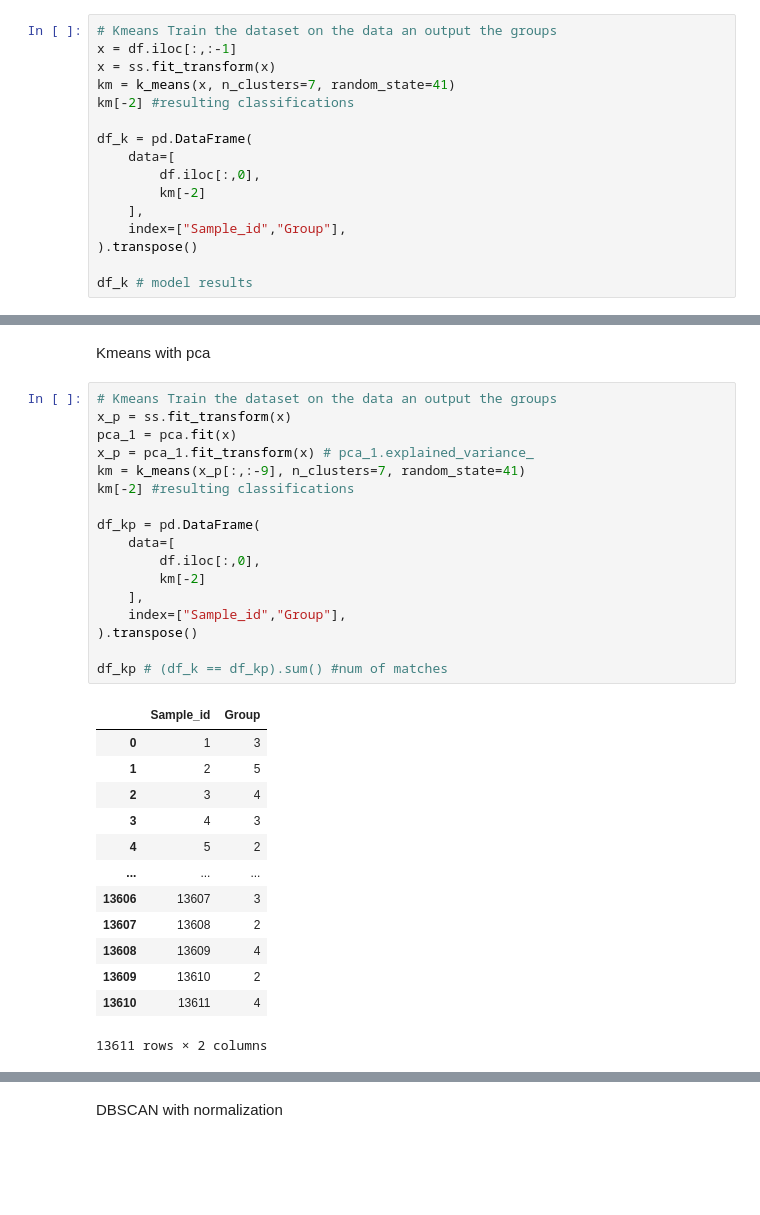
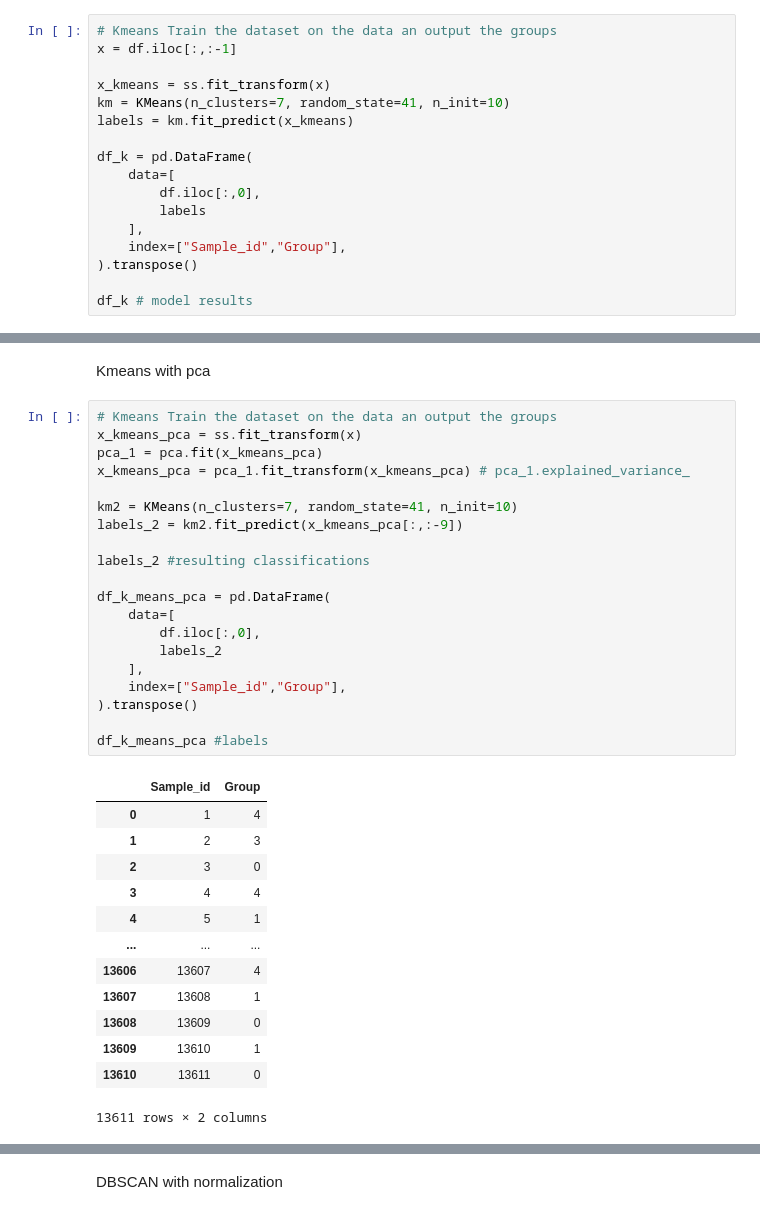
Before and after one commit to MelvinDacanay/ML_Project_1_And_2, a Jupyter notebook: Project_2/test2.ipynb, the cells around one changed output, grey strips where cells are left out. Cells and saved outputs as stored; diff of their text form; blank space fills up the shorter version.

```diff
--- a/Project_2/test2.ipynb
+++ b/Project_2/test2.ipynb
@@ -38,14 +42,15 @@ KMeans with normalization
 # %%
 # Kmeans Train the dataset on the data an output the groups
 x = df.iloc[:,:-1]
-x = ss.fit_transform(x)
-km = k_means(x, n_clusters=7, random_state=41)
-km[-2] #resulting classifications
+
+x_kmeans = ss.fit_transform(x)
+km = KMeans(n_clusters=7, random_state=41, n_init=10)
+labels = km.fit_predict(x_kmeans)
 
 df_k = pd.DataFrame(
     data=[
         df.iloc[:,0],
-        km[-2]
+        labels
     ],
     index=["Sample_id","Group"],
 ).transpose()
@@ -69,32 +86,35 @@ df_k # model results
 Kmeans with pca
 # %%
 # Kmeans Train the dataset on the data an output the groups
-x_p = ss.fit_transform(x)
-pca_1 = pca.fit(x)
-x_p = pca_1.fit_transform(x) # pca_1.explained_variance_
-km = k_means(x_p[:,:-9], n_clusters=7, random_state=41)
-km[-2] #resulting classifications
+x_kmeans_pca = ss.fit_transform(x)
+pca_1 = pca.fit(x_kmeans_pca)
+x_kmeans_pca = pca_1.fit_transform(x_kmeans_pca) # pca_1.explained_variance_
 
-df_kp = pd.DataFrame(
+km2 = KMeans(n_clusters=7, random_state=41, n_init=10)
+labels_2 = km2.fit_predict(x_kmeans_pca[:,:-9])
+
+labels_2 #resulting classifications
+
+df_k_means_pca = pd.DataFrame(
     data=[
         df.iloc[:,0],
-        km[-2]
+        labels_2
     ],
     index=["Sample_id","Group"],
 ).transpose()
 
-df_kp # (df_k == df_kp).sum() #num of matches
+df_k_means_pca #labels
 # %% [output]
 |  | Sample_id | Group |
-| 0 | 1 | 3 |
-| 1 | 2 | 5 |
-| 2 | 3 | 4 |
-| 3 | 4 | 3 |
-| 4 | 5 | 2 |
+| 0 | 1 | 4 |
+| 1 | 2 | 3 |
+| 2 | 3 | 0 |
+| 3 | 4 | 4 |
+| 4 | 5 | 1 |
 | ... | ... | ... |
-| 13606 | 13607 | 3 |
-| 13607 | 13608 | 2 |
-| 13608 | 13609 | 4 |
-| 13609 | 13610 | 2 |
-| 13610 | 13611 | 4 |
+| 13606 | 13607 | 4 |
+| 13607 | 13608 | 1 |
+| 13608 | 13609 | 0 |
+| 13609 | 13610 | 1 |
+| 13610 | 13611 | 0 |
 13611 rows × 2 columns
```
Also changed, not shown: parts of 11 cells of this notebook, 1 other file.
